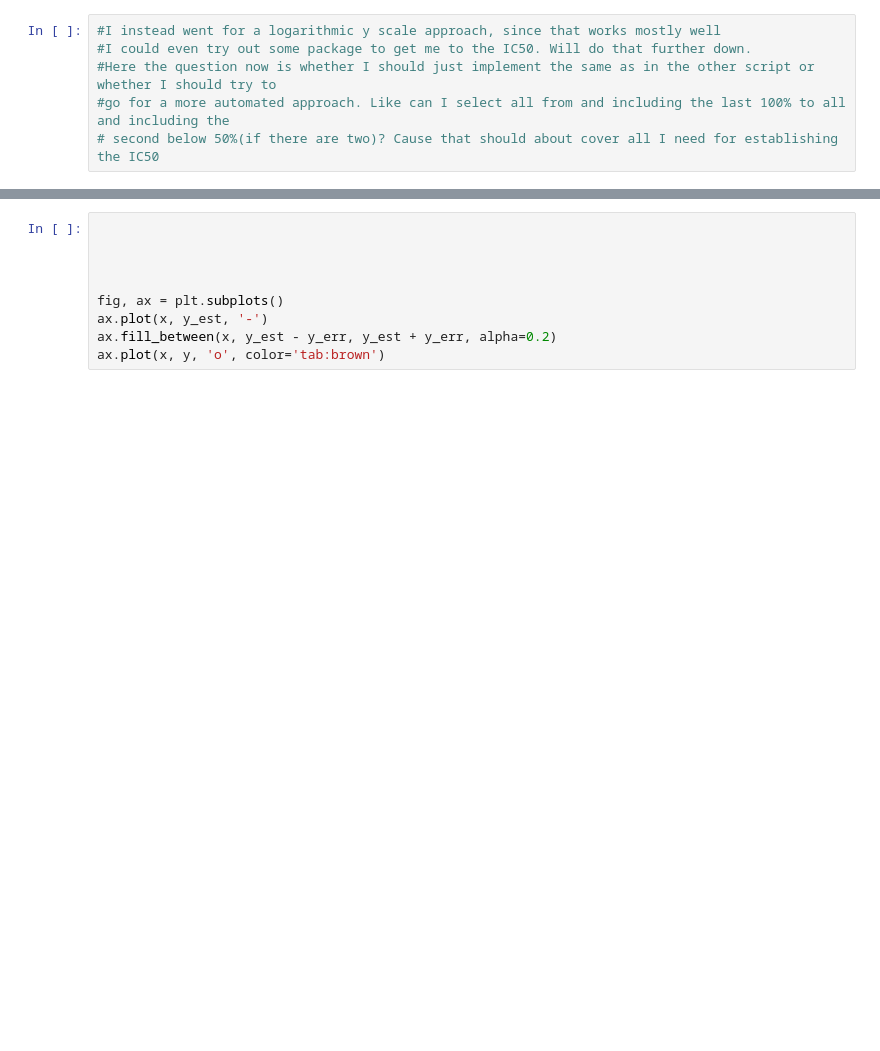
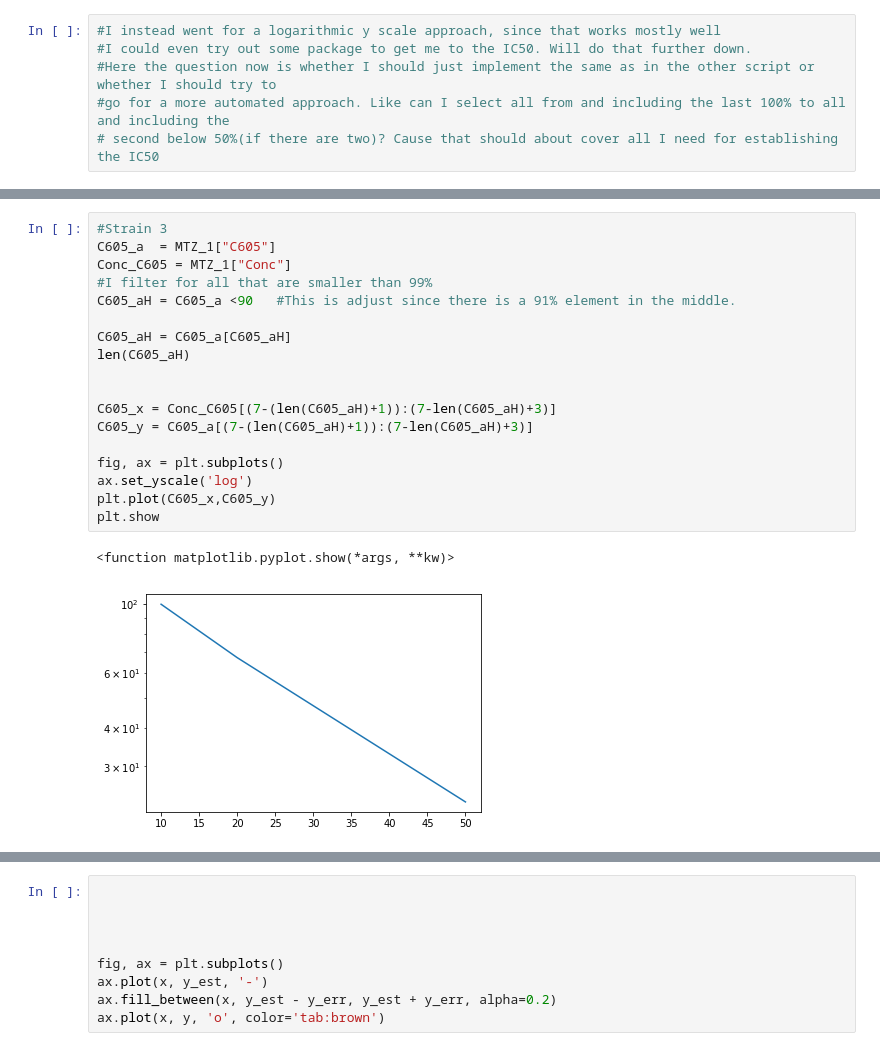
Before and after one commit to SaschaKrakovka/project, a Jupyter notebook: IC50MTZ_12_9_19_1.ipynb, the cells around one changed output, grey strips where cells are left out. Saved outputs shown, nothing was run; the diff lists cells and outputs as text; blank space fills up the shorter version.

```diff
--- a/IC50MTZ_12_9_19_1.ipynb
+++ b/IC50MTZ_12_9_19_1.ipynb
@@ -271,0 +268,21 @@ plt.show()
+# %%
+#Strain 3
+C605_a  = MTZ_1["C605"]
+Conc_C605 = MTZ_1["Conc"]
+#I filter for all that are smaller than 99%
+C605_aH = C605_a <90   #This is adjust since there is a 91% element in the middle.
+
+C605_aH = C605_a[C605_aH]
+len(C605_aH)
+
+
+C605_x = Conc_C605[(7-(len(C605_aH)+1)):(7-len(C605_aH)+3)]
+C605_y = C605_a[(7-(len(C605_aH)+1)):(7-len(C605_aH)+3)]
+
+fig, ax = plt.subplots()
+ax.set_yscale('log')
+plt.plot(C605_x,C605_y)
+plt.show
+# %% [output]
+<function matplotlib.pyplot.show(*args, **kw)>
+[figure, added]
```
Also changed, not shown: parts of 9 cells of this notebook, 2 other files.
